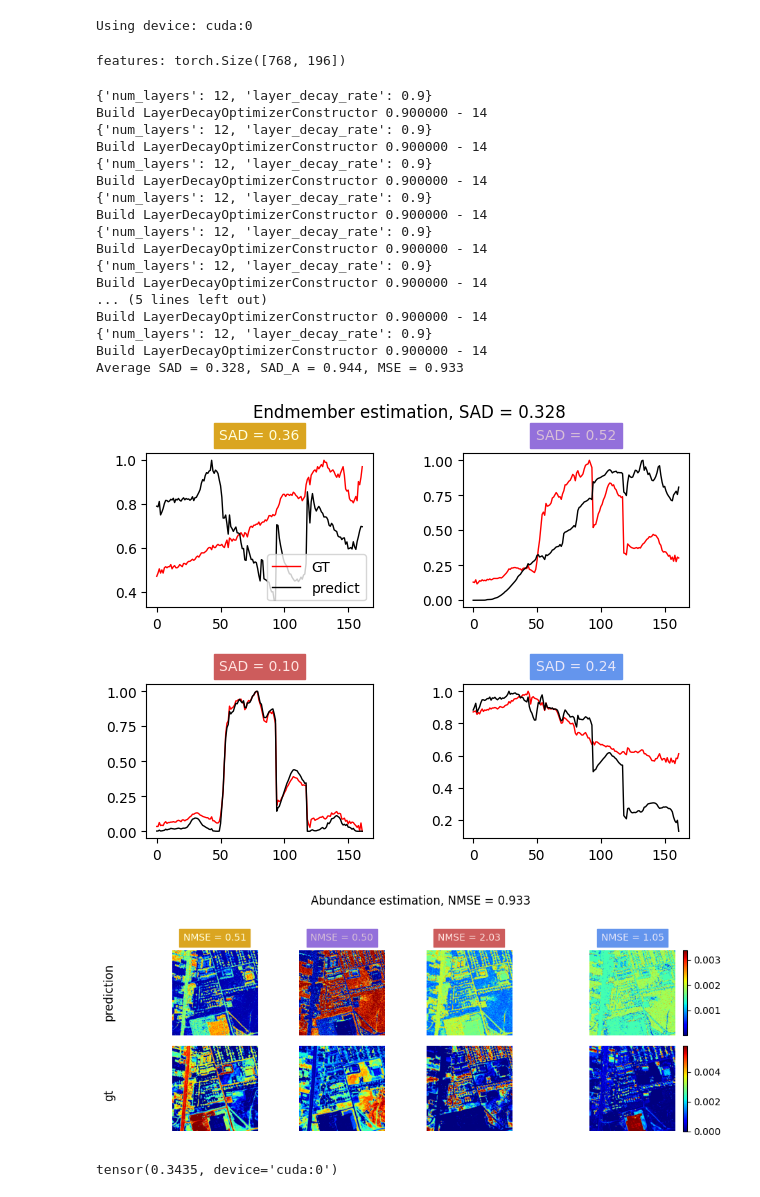
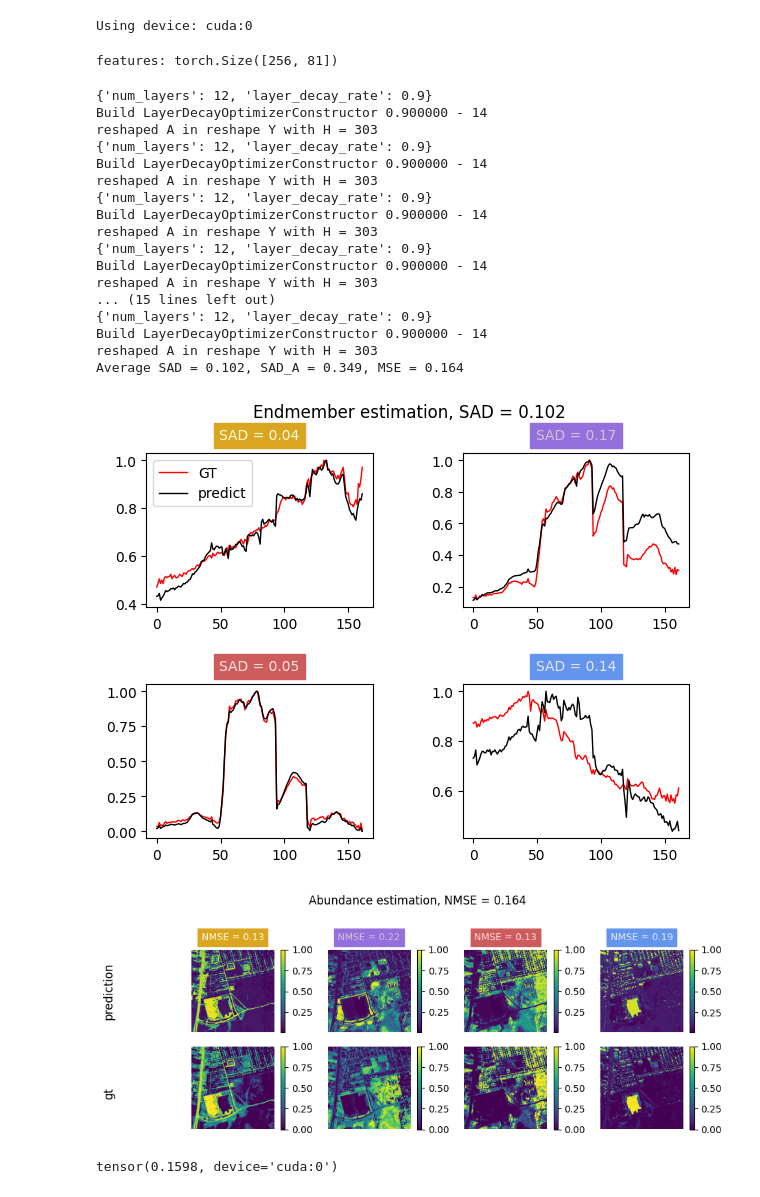
Before and after one commit to edabier/SS-HSU_benchmark, a Jupyter notebook: fm_unmixing.ipynb, the cells around one changed output. Cells and saved outputs as stored; diff of their text form; code cells hidden in the pictures.

```diff
--- a/fm_unmixing.ipynb
+++ b/fm_unmixing.ipynb
@@ -62,7 +62,7 @@ with open(wavelengths_path, "r") as file:
     wavelengths = [float(line.strip()) for line in lines if line.strip()]
 # %%
 n_features = 1
-fm_name = "DOFA"
+fm_name = "HyperFree"
 fm, Y_init_f, new_H = rsfm.create_fm(fm_name, Y_init, n_features=n_features, use_cls=False, extend_cls=False, path=global_path, patch_size=16)
 
 if fm_name == "DOFA":
@@ -76,7 +76,7 @@ print(f"features: {features.shape}")
 alpha = int(features.shape[1]**0.5)
 unmixer = rsfm.Unmixing_from_features(D=D, alpha=alpha, B=B, c=c, n_features=n_features, use_cls=False)
 # %% [output]
-features: torch.Size([768, 196])
+features: torch.Size([256, 81])
 # %%
 loader, _, _ = utils.create_dataloader(dataset, patch_size=H, dev=dev, path=global_path)
 epochs, lr = 200, 0.002
@@ -94,7 +94,8 @@ for n in range(n_xp):
     model = rsfm.Unmixing_from_features(D=D, alpha=alpha, H=new_H, B=B, c=c, n_features=n_features, use_cls=False, is_cnnaeu=False)
     # model = torch.compile(model)
     model.apply(model.weights_init)
-    model = models.init_decoder_weights(model, Y_init/Y_init.max(), c, is_unmixer=True, normalize=False)
+    model = models.init_decoder_weights(model, Y_init_f/Y_init_f.max(), c, is_unmixer=True, normalize=False)
+    # model = models.init_decoder_weights(model, Y_init/Y_init.max(), c, is_unmixer=True, normalize=False)
 
     model = model.to(dev)
     optimizer = build_optim_wrapper(model, optim_wrapper)
@@ -105,7 +106,7 @@ for n in range(n_xp):
             optimizer.zero_grad()
 
             Y = utils.oneD_to_2d(Y).to(dev)
-            Y = Y/Y.max()
+            # Y = Y/Y.max()
             A = utils.oneD_to_2d(A).to(dev)
             E = E.to(dev)
 
@@ -122,43 +123,43 @@ for n in range(n_xp):
 
             if hasattr(model, 'decoder'):
                 with torch.no_grad():
                     constraints = models.weightConstraint()
                     model.decoder.apply(constraints)
 
     model.eval()
 
     with torch.no_grad():
         _, A, features = rsfm.extract_f(fm, Y_init, new_H, wavelengths, A_init ,use_cls=False)
         E_hat, A_hat, _ = model(features)
 
     E_hats[n] = E_hat
     A_hats[n] = A_hat.squeeze(0)
 
 E_hat_m = torch.mean(E_hats, dim=0)
 A_hat_m = torch.mean(A_hats, dim=0)
 
-sad, sad_a, mse = plots.compute_metrics_and_plot(E_hat_m, A_hat_m, A, E, normalize_E=True, normalize_A=True, return_results=True, cmap='jet')
+sad, sad_a, mse = plots.compute_metrics_and_plot(E_hat_m, A_hat_m, A, E, normalize_E=True, normalize_A=True, return_results=True)
 print(f"Average SAD = {format(sad, '.3f')}, SAD_A = {format(sad_a, '.3f')}, MSE = {format(mse, '.3f')}")
 # %% [output]
 {'num_layers': 12, 'layer_decay_rate': 0.9}
 Build LayerDecayOptimizerConstructor 0.900000 - 14
+reshaped A in reshape Y with H = 303
 {'num_layers': 12, 'layer_decay_rate': 0.9}
 Build LayerDecayOptimizerConstructor 0.900000 - 14
+reshaped A in reshape Y with H = 303
 {'num_layers': 12, 'layer_decay_rate': 0.9}
 Build LayerDecayOptimizerConstructor 0.900000 - 14
+reshaped A in reshape Y with H = 303
 {'num_layers': 12, 'layer_decay_rate': 0.9}
 Build LayerDecayOptimizerConstructor 0.900000 - 14
+reshaped A in reshape Y with H = 303
+... (15 lines left out)
 {'num_layers': 12, 'layer_decay_rate': 0.9}
 Build LayerDecayOptimizerConstructor 0.900000 - 14
-{'num_layers': 12, 'layer_decay_rate': 0.9}
-Build LayerDecayOptimizerConstructor 0.900000 - 14
-... (5 lines left out)
-Build LayerDecayOptimizerConstructor 0.900000 - 14
-{'num_layers': 12, 'layer_decay_rate': 0.9}
-Build LayerDecayOptimizerConstructor 0.900000 - 14
-Average SAD = 0.328, SAD_A = 0.944, MSE = 0.933
+reshaped A in reshape Y with H = 303
+Average SAD = 0.102, SAD_A = 0.349, MSE = 0.164
-[figure, old version]
+[figure, new version]
-[figure, old version]
+[figure, new version]
 # %%
 mse_loss = nn.MSELoss()
 
@@ -166,4 +167,4 @@ E_hat_2, A_hat_m_2, _ = utils.order_endmembers(E, E_hat_m, A_hat_m)
 rmse = torch.sqrt(mse_loss(A, A_hat_m_2))
 rmse
 # %% [output]
-tensor(0.3435, device='cuda:0')
+tensor(0.1598, device='cuda:0')
```
Also changed, not shown: 12 other files.
